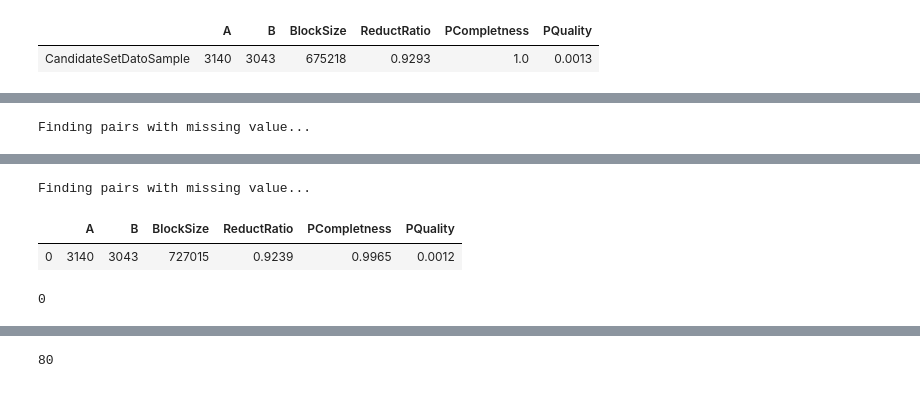
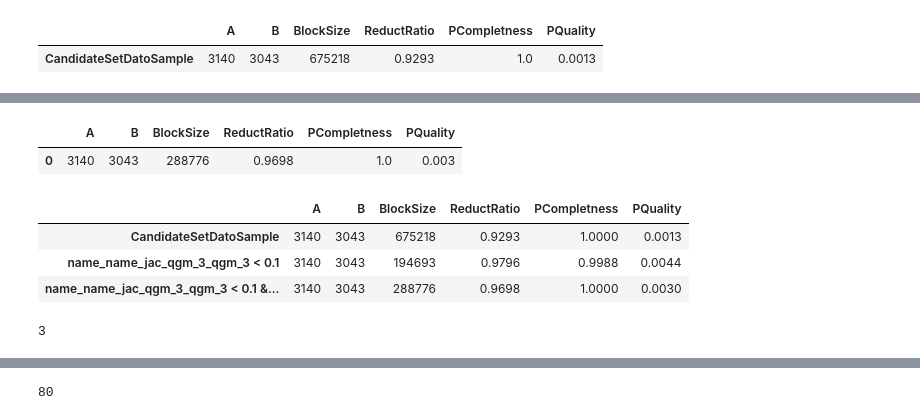
Before and after one commit to imbimboluciano/uniMORE, a Jupyter notebook: Master/BusinessIntelligence/Lab/dataintegration/Blocking.ipynb, the cells around one changed output, grey strips where cells are left out. Cells and saved outputs as stored; diff of their text form; code cells hidden in the pictures.

```diff
--- a/Master/BusinessIntelligence/Lab/dataintegration/BI2025_Blocking_Matching_20052025(1).ipynb
+++ b/Master/BusinessIntelligence/Lab/dataintegration/Blocking.ipynb
@@ -1158,7 +1169,7 @@ ValutazioneBlocking
 # %%
 rb = em.RuleBasedBlocker()
-rb.add_rule(['name_name_jac_qgm_3_qgm_3(ltuple, rtuple) < 0.2',
-            'directors_directors_jac_dlm_dc0_dlm_dc0(ltuple, rtuple) < 0.3'], block_features)
+rb.add_rule(['name_name_jac_qgm_3_qgm_3(ltuple, rtuple) < 0.1',
+            'directors_directors_jac_qgm_3_qgm_3(ltuple,rtuple) < 0.1'], block_features)
 
 C = rb.block_tables(A, B, l_output_attrs=OA,
                           r_output_attrs=OA, show_progress=True)
@@ -1168 +1183,0 @@ ValutaBlocking(A,B,C,GoldStandard)
-Finding pairs with missing value...
@@ -1171,6 +1184,15 @@ Total time elapsed: 00:00:00
-Finding pairs with missing value...
 |  | A | B | BlockSize | ReductRatio | PCompletness | PQuality |
-| 0 | 3140 | 3043 | 727015 | 0.9239 | 0.9965 | 0.0012 |
+| 0 | 3140 | 3043 | 288776 | 0.9698 | 1.0 | 0.003 |
+# %%
+ValutazioneBlocking = ValutazioneBlocking.append(
+  ValutaBlocking(A,B,C,GoldStandard)
+           ).rename(index={0: 'name_name_jac_qgm_3_qgm_3 < 0.1 & directors_directors_jac_qgm_3_qgm_3 < 0.1'})
+ValutazioneBlocking
+# %% [output]
+|  | A | B | BlockSize | ReductRatio | PCompletness | PQuality |
+| CandidateSetDatoSample | 3140 | 3043 | 675218 | 0.9293 | 1.0000 | 0.0013 |
+| name_name_jac_qgm_3_qgm_3 < 0.1 | 3140 | 3043 | 194693 | 0.9796 | 0.9988 | 0.0044 |
+| name_name_jac_qgm_3_qgm_3 < 0.1 &... | 3140 | 3043 | 288776 | 0.9698 | 1.0000 | 0.0030 |
 # %%
 # per analizzare i MissedMatches  quelli che sono nel GoldStandard e non nel Candidate Set
 # lo faccio esplicitamente con il join
@@ -1181,7 +1203,7 @@ MissedMatches=pd.merge(GoldStandard,
                        indicator=True).query("_merge=='left_only'")[['l_id','r_id']]
 print(len(MissedMatches))
 # %% [output]
-0
+3
 # %%
 # se rendo la rule meno restrittiva
 rb = em.RuleBasedBlocker()
```
Also changed, not shown: parts of 52 cells of this notebook, 28 other files.
